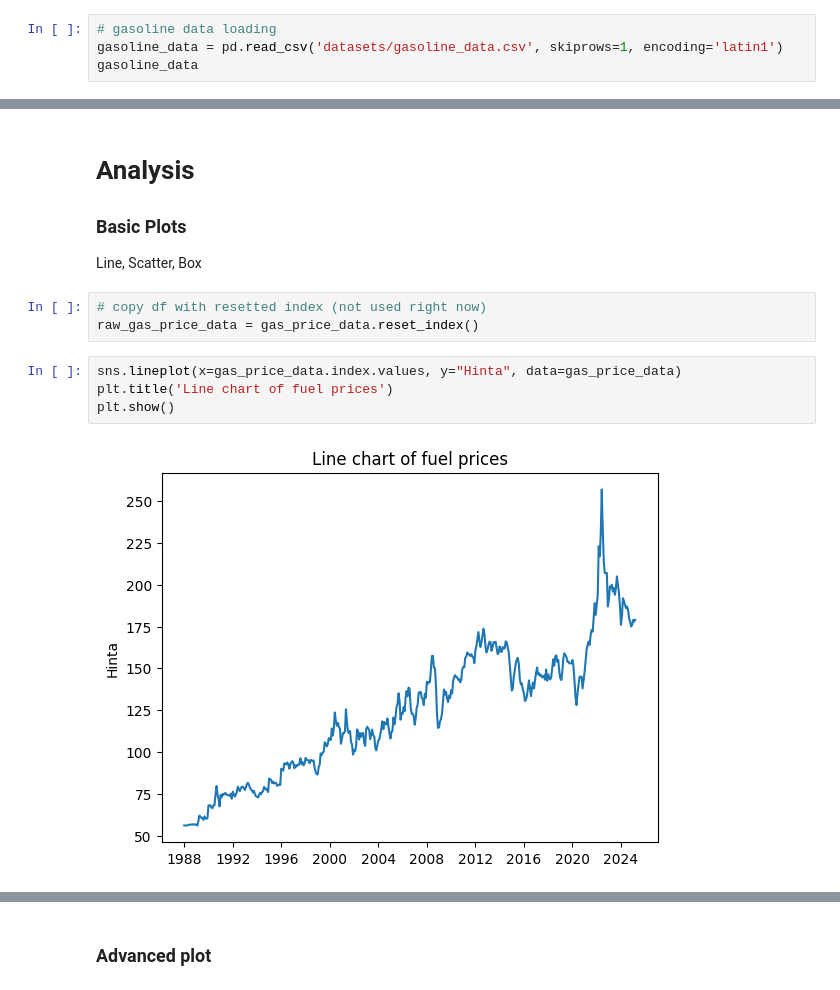
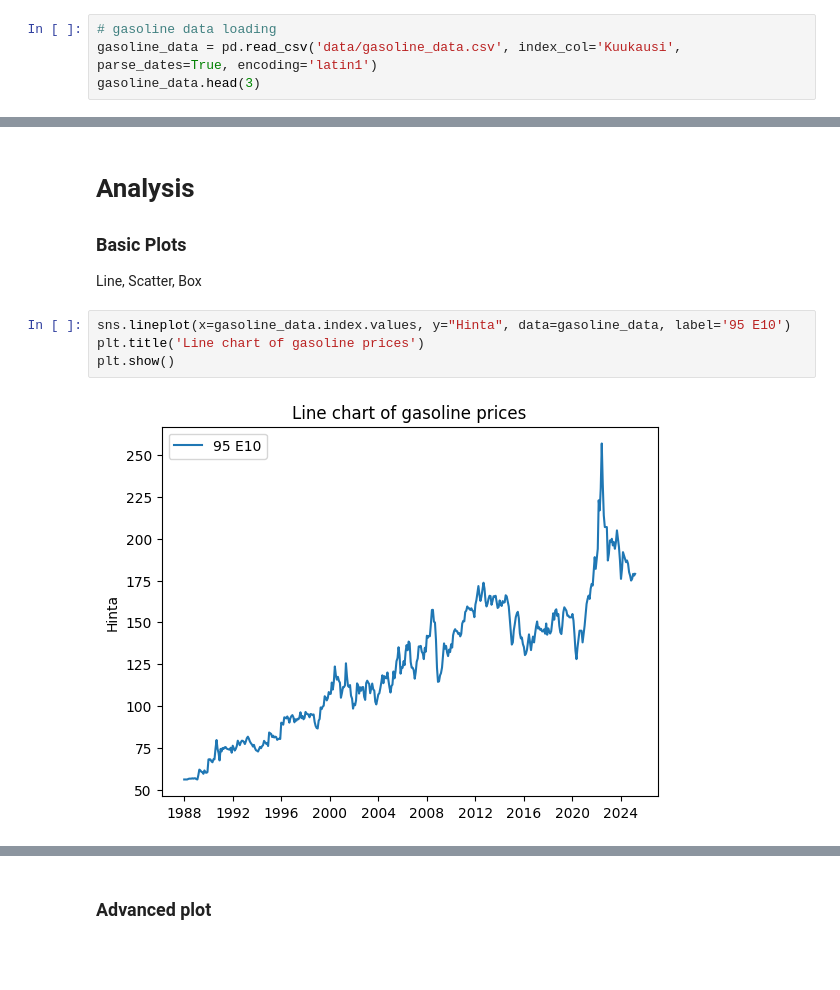
Before and after one commit to Nickeniklas/fuel_data_EDA, a Jupyter notebook: analysis.ipynb, the cells around one changed output, grey strips where cells are left out. Cells and saved outputs as stored; diff of their text form; blank space fills up the shorter version.

```diff
--- a/analysis.ipynb
+++ b/analysis.ipynb
@@ -26,4 +41,4 @@ data
 # %%
 # gasoline data loading
-gasoline_data = pd.read_csv('datasets/gasoline_data.csv', skiprows=1, encoding='latin1')
-gasoline_data
+gasoline_data = pd.read_csv('data/gasoline_data.csv', index_col='Kuukausi', parse_dates=True, encoding='latin1')
+gasoline_data.head(3)
@@ -36,15 +63,12 @@ diesel_data
 ### Basic Plots
 
 Line, Scatter, Box
-# %%
-# copy df with resetted index (not used right now)
-raw_gas_price_data = gas_price_data.reset_index()
 # %%
-sns.lineplot(x=gas_price_data.index.values, y="Hinta", data=gas_price_data)
-plt.title('Line chart of fuel prices')
+sns.lineplot(x=gasoline_data.index.values, y="Hinta", data=gasoline_data, label='95 E10')
+plt.title('Line chart of gasoline prices')
 plt.show()
 # %% [output]
-[figure, old version]
+[figure, new version]
 # %%
 # multi line plot with hue
 plt.figure(figsize=(14,6))
```
Also changed, not shown: parts of 10 cells of this notebook.
